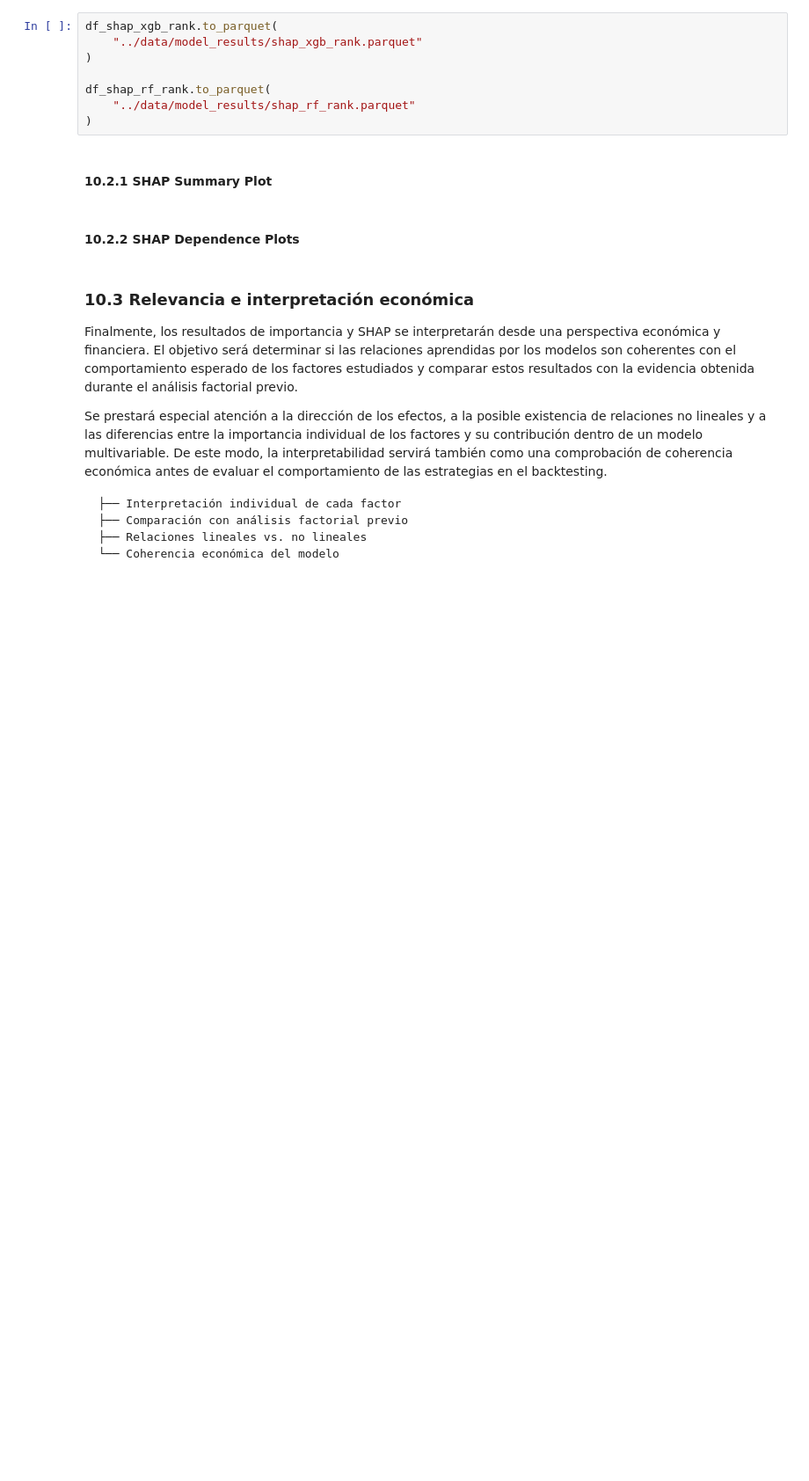
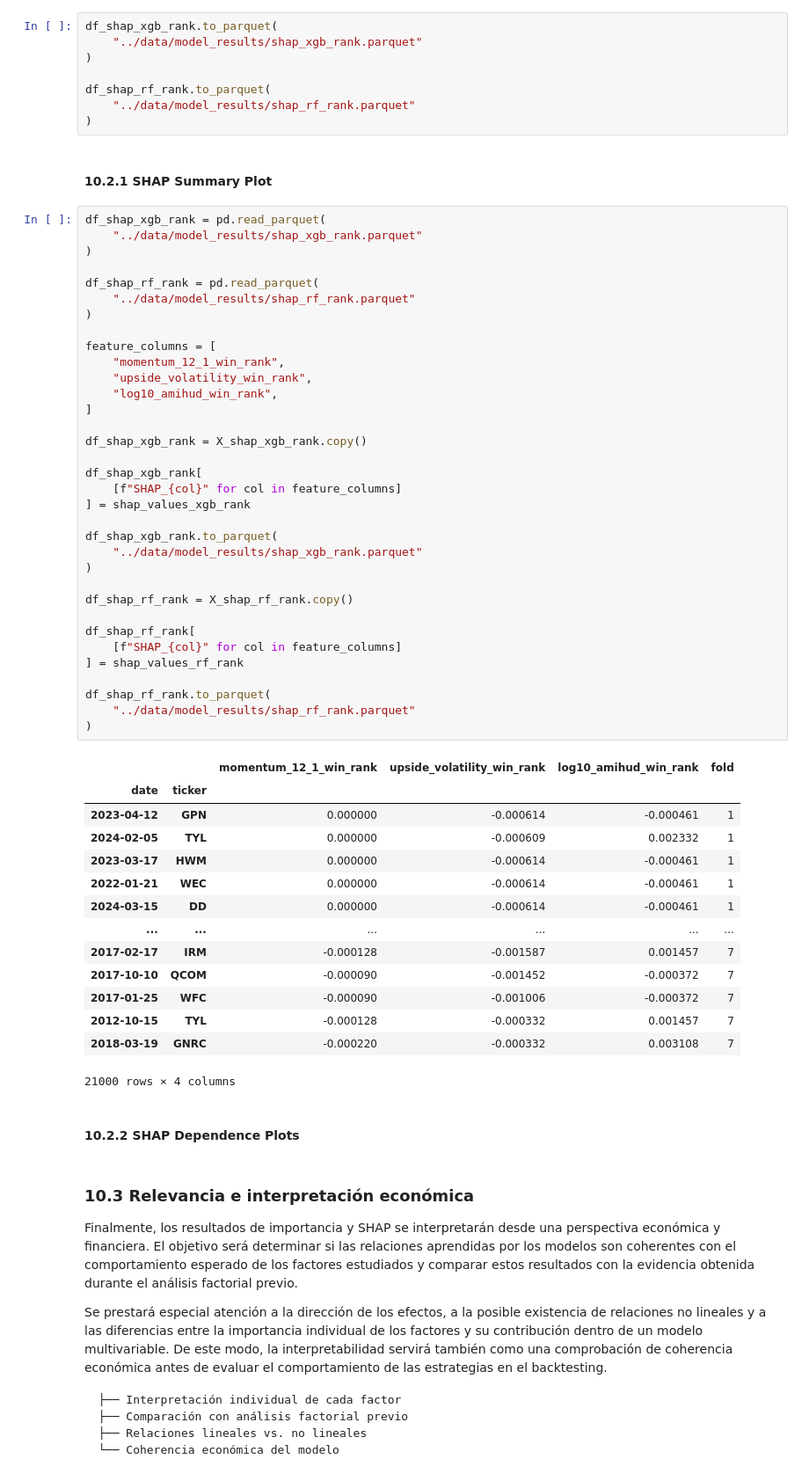
Before and after one commit to PalaciosDaniel/quant-portfolio-project, a Jupyter notebook: notebooks/06_factor_modeling.ipynb, the cells around one changed output. Shown at 88% size. Saved outputs shown, nothing was run; the diff lists cells and outputs as text; blank space fills up the shorter version.

```diff
--- a/notebooks/06_factor_modeling.ipynb
+++ b/notebooks/06_factor_modeling.ipynb
@@ -3356,6 +3353,55 @@ df_shap_rf_rank.to_parquet(
 )
 # %% [markdown]
 #### 10.2.1 SHAP Summary Plot
+# %%
+df_shap_xgb_rank = pd.read_parquet(
+    "../data/model_results/shap_xgb_rank.parquet"
+)
+
+df_shap_rf_rank = pd.read_parquet(
+    "../data/model_results/shap_rf_rank.parquet"
+)
+
+feature_columns = [
+    "momentum_12_1_win_rank",
+    "upside_volatility_win_rank",
+    "log10_amihud_win_rank",
+]
+
+df_shap_xgb_rank = X_shap_xgb_rank.copy()
+
+df_shap_xgb_rank[
+    [f"SHAP_{col}" for col in feature_columns]
+] = shap_values_xgb_rank
+
+df_shap_xgb_rank.to_parquet(
+    "../data/model_results/shap_xgb_rank.parquet"
+)
+
+df_shap_rf_rank = X_shap_rf_rank.copy()
+
+df_shap_rf_rank[
+    [f"SHAP_{col}" for col in feature_columns]
+] = shap_values_rf_rank
+
+df_shap_rf_rank.to_parquet(
+    "../data/model_results/shap_rf_rank.parquet"
+)
+# %% [output]
+|  |  | momentum_12_1_win_rank | upside_volatility_win_rank | log10_amihud_win_rank | fold |
+| date | ticker |  |  |  |  |
+| 2023-04-12 | GPN | 0.000000 | -0.000614 | -0.000461 | 1 |
+| 2024-02-05 | TYL | 0.000000 | -0.000609 | 0.002332 | 1 |
+| 2023-03-17 | HWM | 0.000000 | -0.000614 | -0.000461 | 1 |
+| 2022-01-21 | WEC | 0.000000 | -0.000614 | -0.000461 | 1 |
+| 2024-03-15 | DD | 0.000000 | -0.000614 | -0.000461 | 1 |
+| ... | ... | ... | ... | ... | ... |
+| 2017-02-17 | IRM | -0.000128 | -0.001587 | 0.001457 | 7 |
+| 2017-10-10 | QCOM | -0.000090 | -0.001452 | -0.000372 | 7 |
+| 2017-01-25 | WFC | -0.000090 | -0.001006 | -0.000372 | 7 |
+| 2012-10-15 | TYL | -0.000128 | -0.000332 | 0.001457 | 7 |
+| 2018-03-19 | GNRC | -0.000220 | -0.000332 | 0.003108 | 7 |
+21000 rows × 4 columns
 # %% [markdown]
 #### 10.2.2 SHAP Dependence Plots
 # %% [markdown]
```
Also changed, not shown: parts of 1 cell of this notebook.
